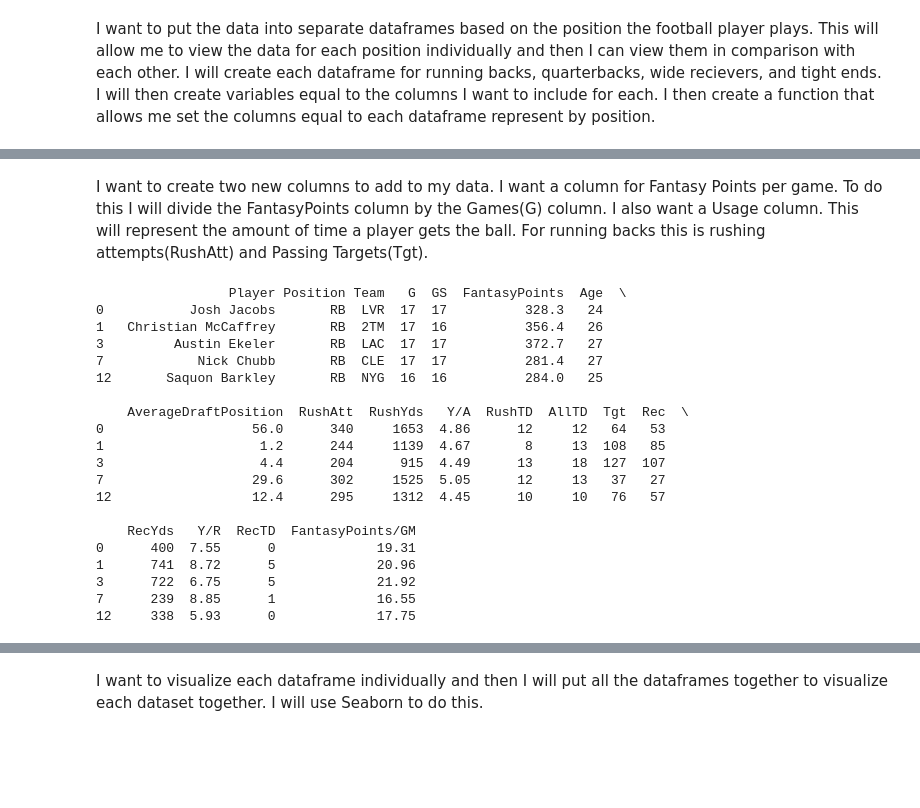
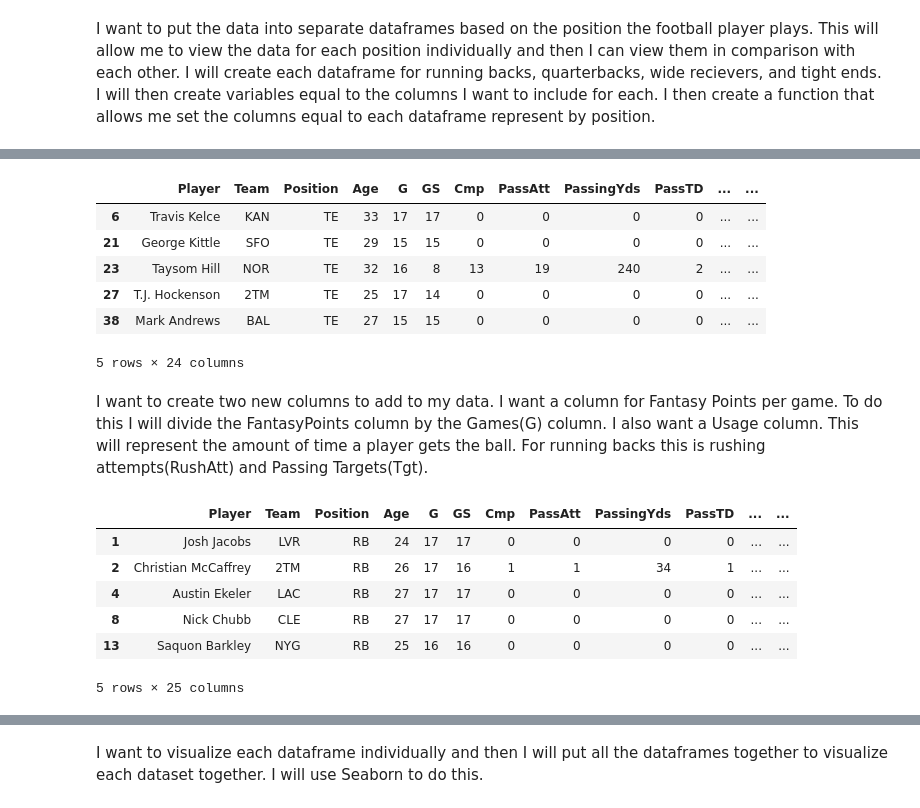
Before and after one commit to nsmith07/fantasyfootballproject, a Jupyter notebook: fantasyfootballanalysisproject.ipynb, the cells around one changed output, grey strips where cells are left out. Cells and saved outputs as stored; diff of their text form; code cells hidden in the pictures; blank space fills up the shorter version.

```diff
--- a/fantasyfootballanalysisproject.ipynb
+++ b/fantasyfootballanalysisproject.ipynb
@@ -100,41 +97,38 @@ print(rb_df.head())
+# %%
+def position_columns(df, new_column):
+    df = df[['Player', 'Position', 'Team', 'G', 'GS','FantasyPoints', 'Age', 'AverageDraftPosition'] + new_column]
+    return df
+
+position_columns(te_df, recieving_column+rushing_column)
+te_df.head()
+# %% [output]
+|  | Player | Team | Position | Age | G | GS | Cmp | PassAtt | PassingYds | PassTD | ... | ... |
+| 6 | Travis Kelce | KAN | TE | 33 | 17 | 17 | 0 | 0 | 0 | 0 | ... | ... |
+| 21 | George Kittle | SFO | TE | 29 | 15 | 15 | 0 | 0 | 0 | 0 | ... | ... |
+| 23 | Taysom Hill | NOR | TE | 32 | 16 | 8 | 13 | 19 | 240 | 2 | ... | ... |
+| 27 | T.J. Hockenson | 2TM | TE | 25 | 17 | 14 | 0 | 0 | 0 | 0 | ... | ... |
+| 38 | Mark Andrews | BAL | TE | 27 | 15 | 15 | 0 | 0 | 0 | 0 | ... | ... |
+5 rows × 24 columns
 # %% [markdown]
 I want to create two new columns to add to my data. I want a column for Fantasy Points per game. To do this I will divide the FantasyPoints column by the Games(G) column. I also want a Usage column. This will represent the amount of time a player gets the ball. For running backs this is rushing attempts(RushAtt) and Passing Targets(Tgt).
-# %%
-rb_df['FantasyPoints/GM'] = rb_df['FantasyPoints']/rb_df['G']
-rb_df['FantasyPoints/GM'] = rb_df['FantasyPoints/GM'].apply(lambda x: round(x, 2))
-
-
-wr_df['FantasyPoints/GM'] = wr_df['FantasyPoints']/wr_df['G']
-wr_df['FantasyPoints/GM'] = wr_df['FantasyPoints/GM'].apply(lambda x: round(x, 2))
-
-
-te_df['FantasyPoints/GM'] = te_df['FantasyPoints']/te_df['G']
-te_df['FantasyPoints/GM'] = te_df['FantasyPoints/GM'].apply(lambda x: round(x, 2))
-
-
-qb_df['FantasyPoints/GM'] = qb_df['FantasyPoints']/qb_df['G']
-qb_df['FantasyPoints/GM'] = qb_df['FantasyPoints/GM'].apply(lambda x: round(x, 2))
-
-
-print(rb_df.head())
-# %% [output]
-                 Player Position Team   G  GS  FantasyPoints  Age  \
-0           Josh Jacobs       RB  LVR  17  17          328.3   24
-1   Christian McCaffrey       RB  2TM  17  16          356.4   26
-3         Austin Ekeler       RB  LAC  17  17          372.7   27
-7            Nick Chubb       RB  CLE  17  17          281.4   27
-12       Saquon Barkley       RB  NYG  16  16          284.0   25
-
-    AverageDraftPosition  RushAtt  RushYds   Y/A  RushTD  AllTD  Tgt  Rec  \
-0                   56.0      340     1653  4.86      12     12   64   53
-1                    1.2      244     1139  4.67       8     13  108   85
-3                    4.4      204      915  4.49      13     18  127  107
-7                   29.6      302     1525  5.05      12     13   37   27
-12                  12.4      295     1312  4.45      10     10   76   57
-
-    RecYds   Y/R  RecTD  FantasyPoints/GM
-0      400  7.55      0             19.31
-1      741  8.72      5             20.96
-3      722  6.75      5             21.92
-7      239  8.85      1             16.55
-12     338  5.93      0             17.75
+# %%
+def calculate_fantasy_points_per_game(df, position):
+    position_df = df[df['Position'] == position]
+    position_df['FantasyPoints/GM'] = position_df['FantasyPoints'] / position_df['G']
+    position_df['FantasyPoints/GM'] = position_df['FantasyPoints/GM'].apply(lambda x: round(x, 2))
+    return position_df
+
+
+
+calculate_fantasy_points_per_game(rb_df, 'RB')
+
+rb_df = calculate_fantasy_points_per_game(rb_df, 'RB')
+rb_df.head()
+# %% [output]
+|  | Player | Team | Position | Age | G | GS | Cmp | PassAtt | PassingYds | PassTD | ... | ... |
+| 1 | Josh Jacobs | LVR | RB | 24 | 17 | 17 | 0 | 0 | 0 | 0 | ... | ... |
+| 2 | Christian McCaffrey | 2TM | RB | 26 | 17 | 16 | 1 | 1 | 34 | 1 | ... | ... |
+| 4 | Austin Ekeler | LAC | RB | 27 | 17 | 17 | 0 | 0 | 0 | 0 | ... | ... |
+| 8 | Nick Chubb | CLE | RB | 27 | 17 | 17 | 0 | 0 | 0 | 0 | ... | ... |
+| 13 | Saquon Barkley | NYG | RB | 25 | 16 | 16 | 0 | 0 | 0 | 0 | ... | ... |
+5 rows × 25 columns
```
Also changed, not shown: parts of 12 cells of this notebook, 1 other file.
